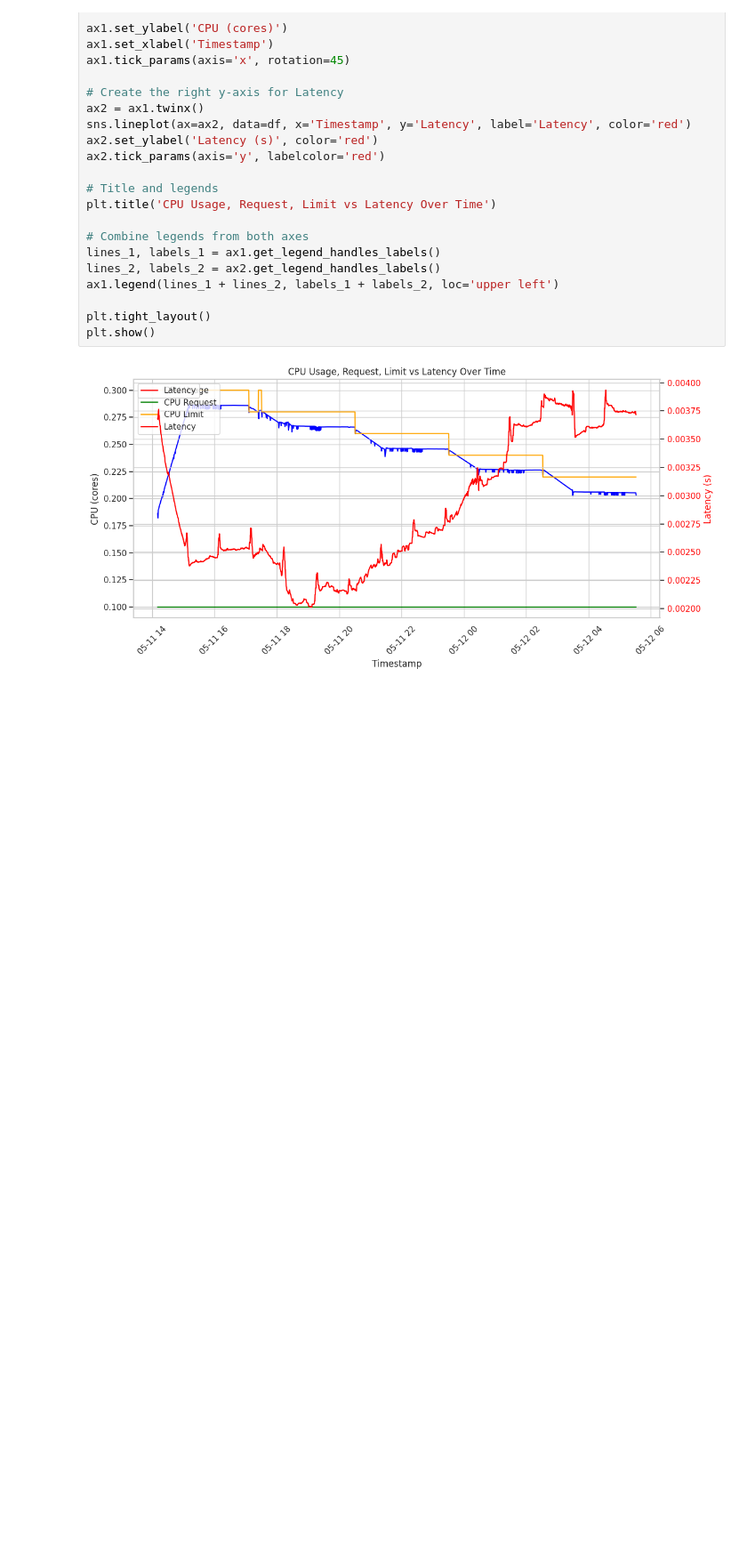
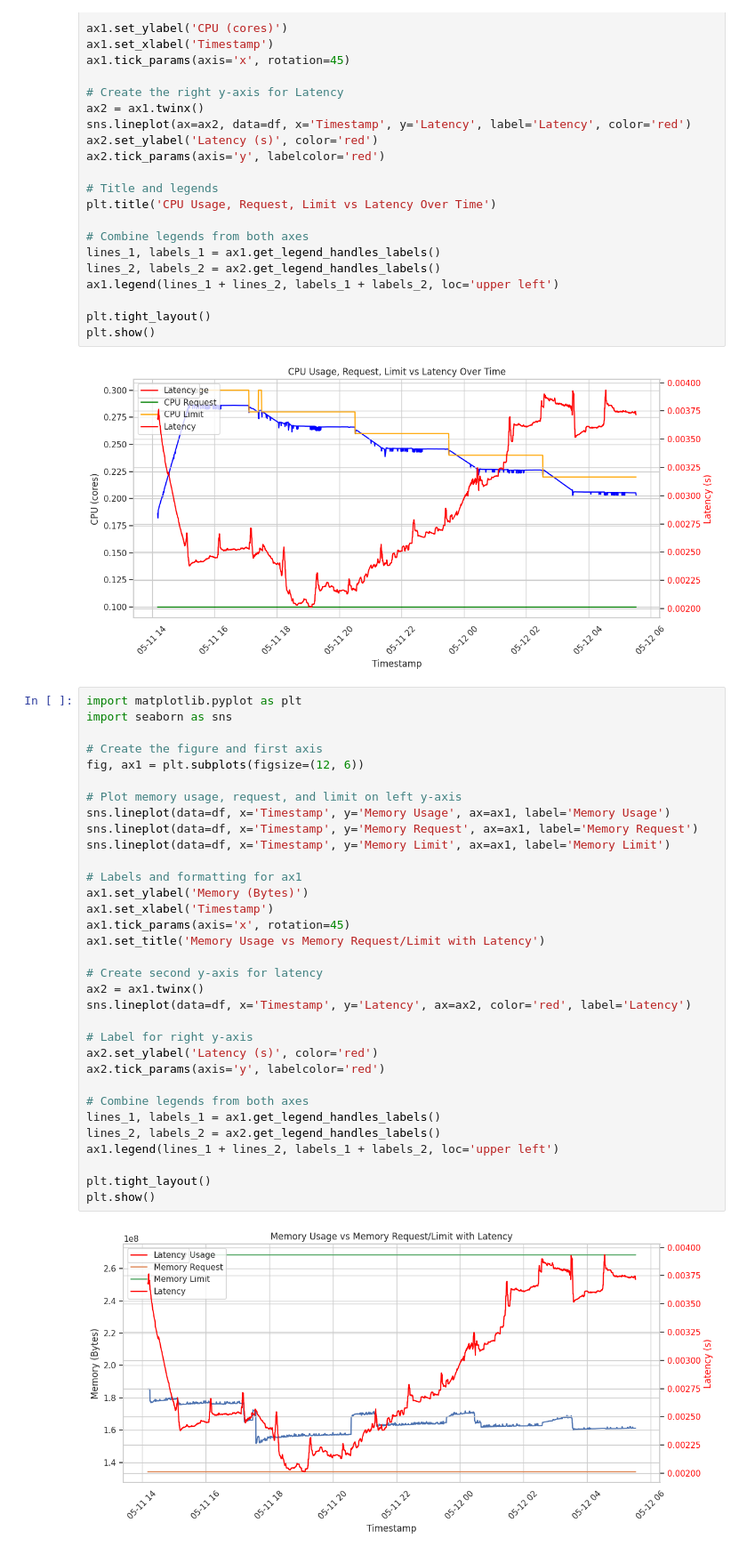
Before and after one commit to cepdnaclk/e19-4yp-AI-Dirven-Latency-Constrained-Resource-Management-In-Kubernetes, a Jupyter notebook: service1_cpu_reduction.ipynb, the cells around one changed output. Shown: that part at 89% size. Saved outputs shown, nothing was run; the diff lists cells and outputs as text; blank space fills up the shorter version.

Commit message:
Add memory change vs latency plot

```diff
--- a/service1_cpu_reduction.ipynb
+++ b/service1_cpu_reduction.ipynb
@@ -193,3 +193,38 @@ plt.tight_layout()
 plt.show()
 # %% [output]
 [figure]
+# %%
+import matplotlib.pyplot as plt
+import seaborn as sns
+
+# Create the figure and first axis
+fig, ax1 = plt.subplots(figsize=(12, 6))
+
+# Plot memory usage, request, and limit on left y-axis
+sns.lineplot(data=df, x='Timestamp', y='Memory Usage', ax=ax1, label='Memory Usage')
+sns.lineplot(data=df, x='Timestamp', y='Memory Request', ax=ax1, label='Memory Request')
+sns.lineplot(data=df, x='Timestamp', y='Memory Limit', ax=ax1, label='Memory Limit')
+
+# Labels and formatting for ax1
+ax1.set_ylabel('Memory (Bytes)')
+ax1.set_xlabel('Timestamp')
+ax1.tick_params(axis='x', rotation=45)
+ax1.set_title('Memory Usage vs Memory Request/Limit with Latency')
+
+# Create second y-axis for latency
+ax2 = ax1.twinx()
+sns.lineplot(data=df, x='Timestamp', y='Latency', ax=ax2, color='red', label='Latency')
+
+# Label for right y-axis
+ax2.set_ylabel('Latency (s)', color='red')
+ax2.tick_params(axis='y', labelcolor='red')
+
+# Combine legends from both axes
+lines_1, labels_1 = ax1.get_legend_handles_labels()
+lines_2, labels_2 = ax2.get_legend_handles_labels()
+ax1.legend(lines_1 + lines_2, labels_1 + labels_2, loc='upper left')
+
+plt.tight_layout()
+plt.show()
+# %% [output]
+[figure, added]
```
